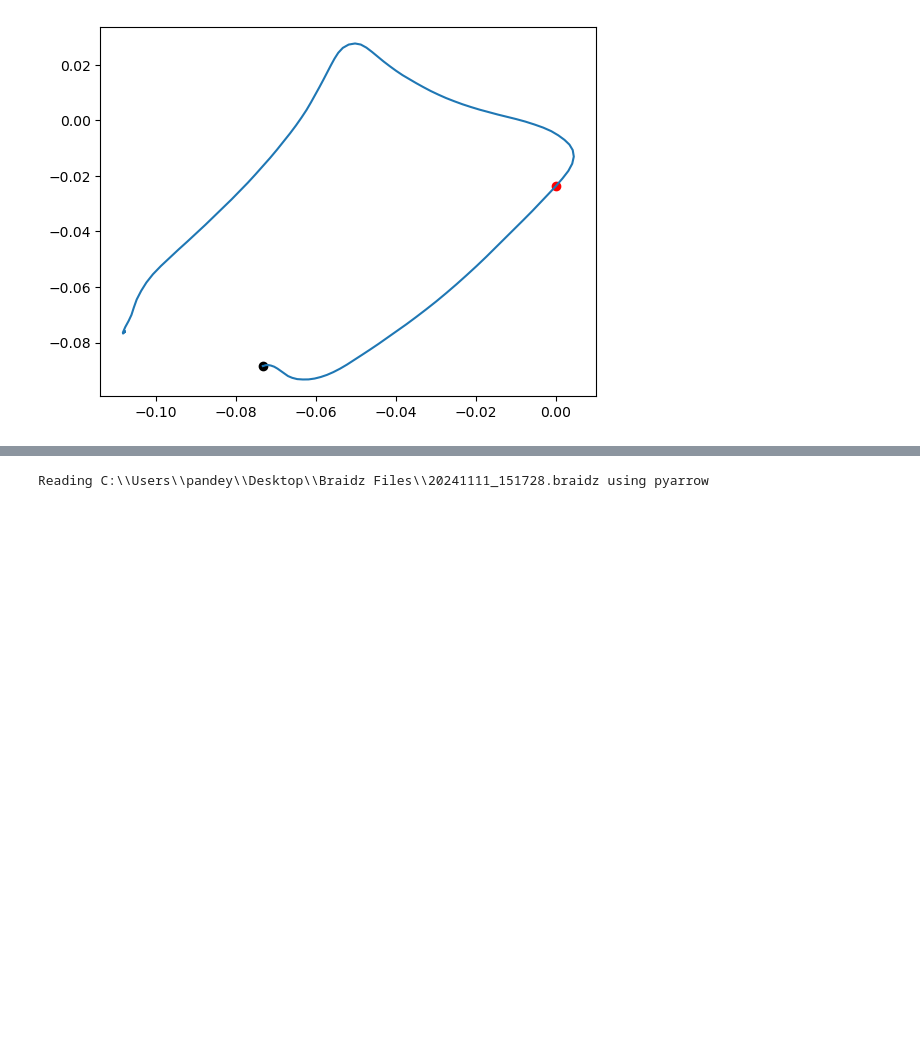
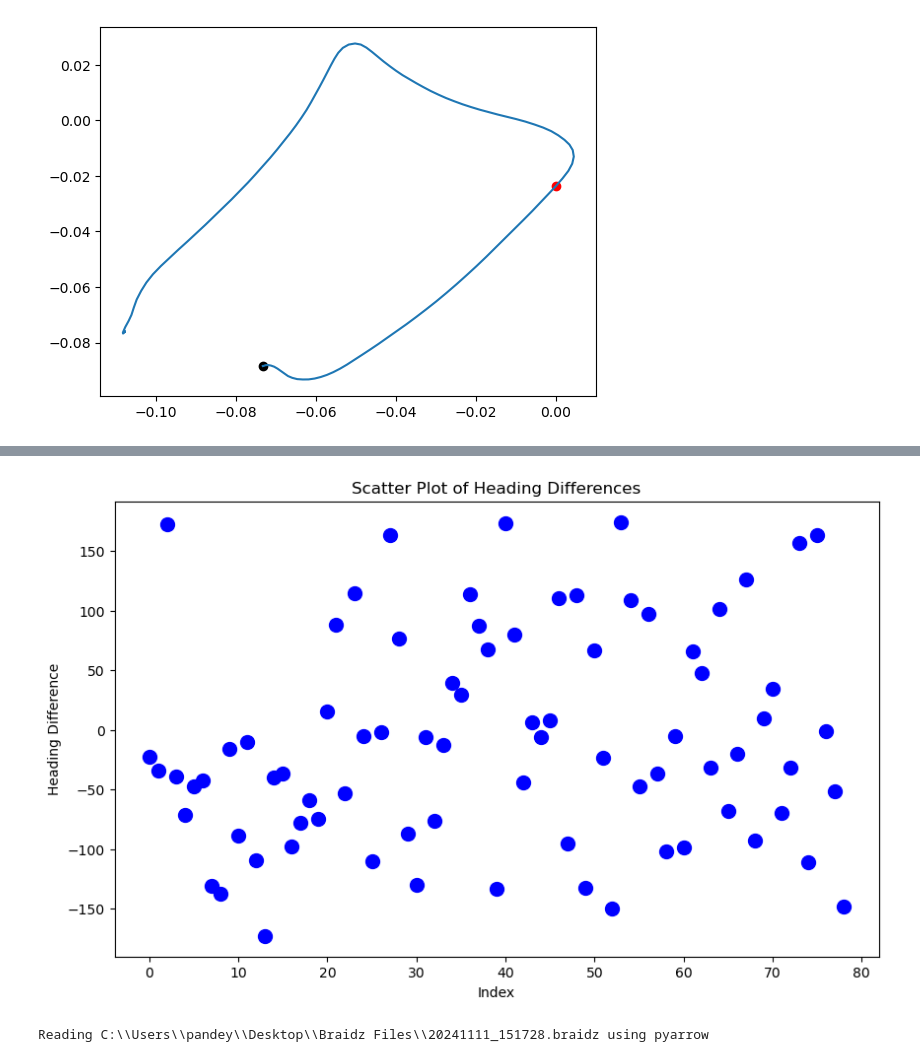
Before and after one commit to Shivammm123/FlyFlightBehavior, a Jupyter notebook: Free Flight Analysis Flies/J36xU68 Free Flight Experiment/241103 Free Flight Experiment/241103 Free Flight Experiment.ipynb, the cells around one changed output, grey strips where cells are left out. Cells and saved outputs as stored; diff of their text form; code cells hidden in the pictures; blank space fills up the shorter version.

```diff
--- a/Free Flight Analysis Flies/J36xU68 Free Flight Experiment/241103 Free Flight Experiment/241103 Free Flight Experiment.ipynb
+++ b/Free Flight Analysis Flies/J36xU68 Free Flight Experiment/241103 Free Flight Experiment/241103 Free Flight Experiment.ipynb
@@ -96,3 +100,19 @@ plt.show()
+# %%
+import matplotlib.pyplot as plt
+
+# Create the scatter plot
+plt.figure(figsize=(10, 6))
+plt.scatter(range(len(heading_diffs)), heading_diffs, color='blue', s=100)
+
+# Add titles and labels
+plt.title('Scatter Plot of Heading Differences')
+plt.xlabel('Index')
+plt.ylabel('Heading Difference')
+
+# Show the plot
+plt.show()
+# %% [output]
+[figure, added]
 # %%
 df, csvs = braidz.read_braidz(r"C:\\Users\\pandey\\Desktop\\Braidz Files\\20241111_151728.braidz")
 df,csvs["opto"]
```
Also changed, not shown: parts of 4 cells of this notebook, 8 other files.
